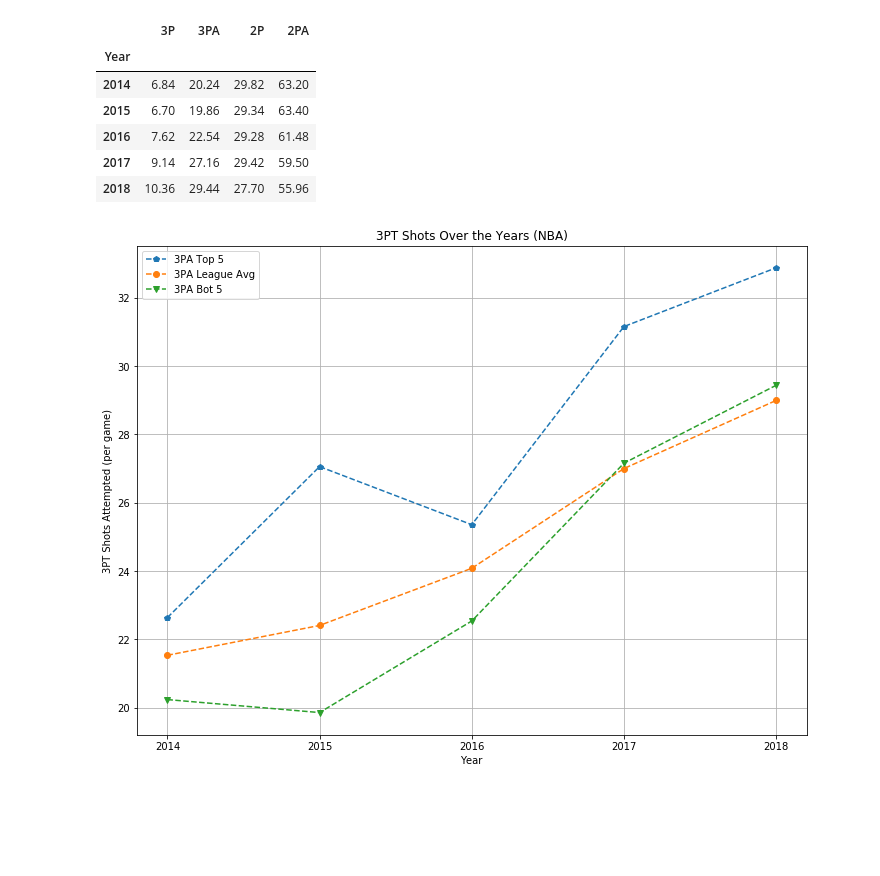
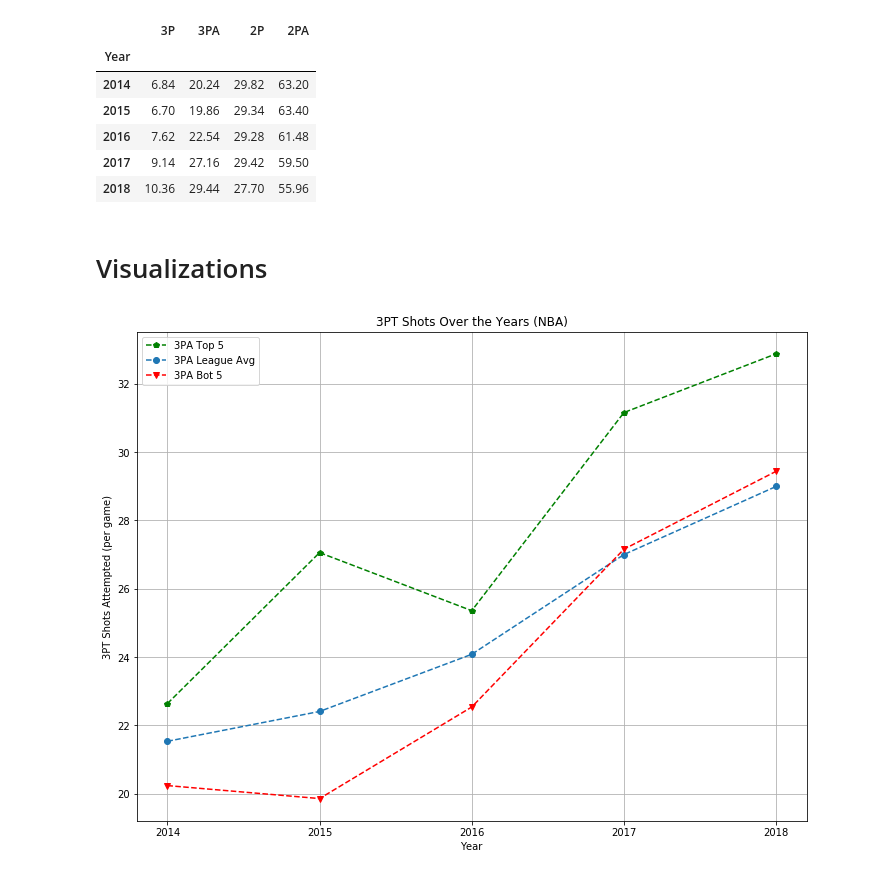
Before and after one commit to tanjowen/NCAA-vs-NBA, a Jupyter notebook: Question 2 NBA_tannerowen.ipynb, the cells around one changed output. Drawn from its saved outputs; the diff is of its cells as text; code cells hidden in the pictures; blank space fills up the shorter version.

```diff
--- a/question dos.ipynb
+++ b/Question 2 NBA_tannerowen.ipynb
@@ -396,25 +398,27 @@ combined_2and3tot_bot5
 | 2016 | 7.62 | 22.54 | 29.28 | 61.48 |
 | 2017 | 9.14 | 27.16 | 29.42 | 59.50 |
 | 2018 | 10.36 | 29.44 | 27.70 | 55.96 |
+# %% [markdown]
+# Visualizations
 # %%
 plt.figure(figsize=(12,9))
 plt.errorbar(combined_2and3tot_top5.index, combined_2and3tot_top5['3PA'],
-             marker='p', linestyle='--', label='3PA Top 5')
+             marker='p', linestyle='--', label='3PA Top 5', color='green')
 plt.errorbar(combined_2and3tot.index, combined_2and3tot['3PA'],
              marker='o', linestyle='--', label='3PA League Avg')
 plt.errorbar(combined_2and3tot_bot5.index, combined_2and3tot_bot5['3PA'],
-             marker='v', linestyle='--', label='3PA Bot 5')
+             marker='v', linestyle='--', label='3PA Bot 5', color='red')
 
 plt.grid()
 plt.legend(loc='best', fancybox=True)
 plt.title("3PT Shots Over the Years (NBA)")
 plt.xlabel("Year")
 plt.ylabel("3PT Shots Attempted (per game)")
 plt.savefig("Charts/3pt_nba")
 # Save the Figure
 plt.show()
 # %% [output]
-[figure, old version]
+[figure, new version]
 # %%
 plt.figure(figsize=(12,9))
 plt.errorbar(combined_2and3tot_top5.index, combined_2and3tot_top5['2PA'],
```
Also changed, not shown: parts of 3 cells of this notebook, 7 other files.
